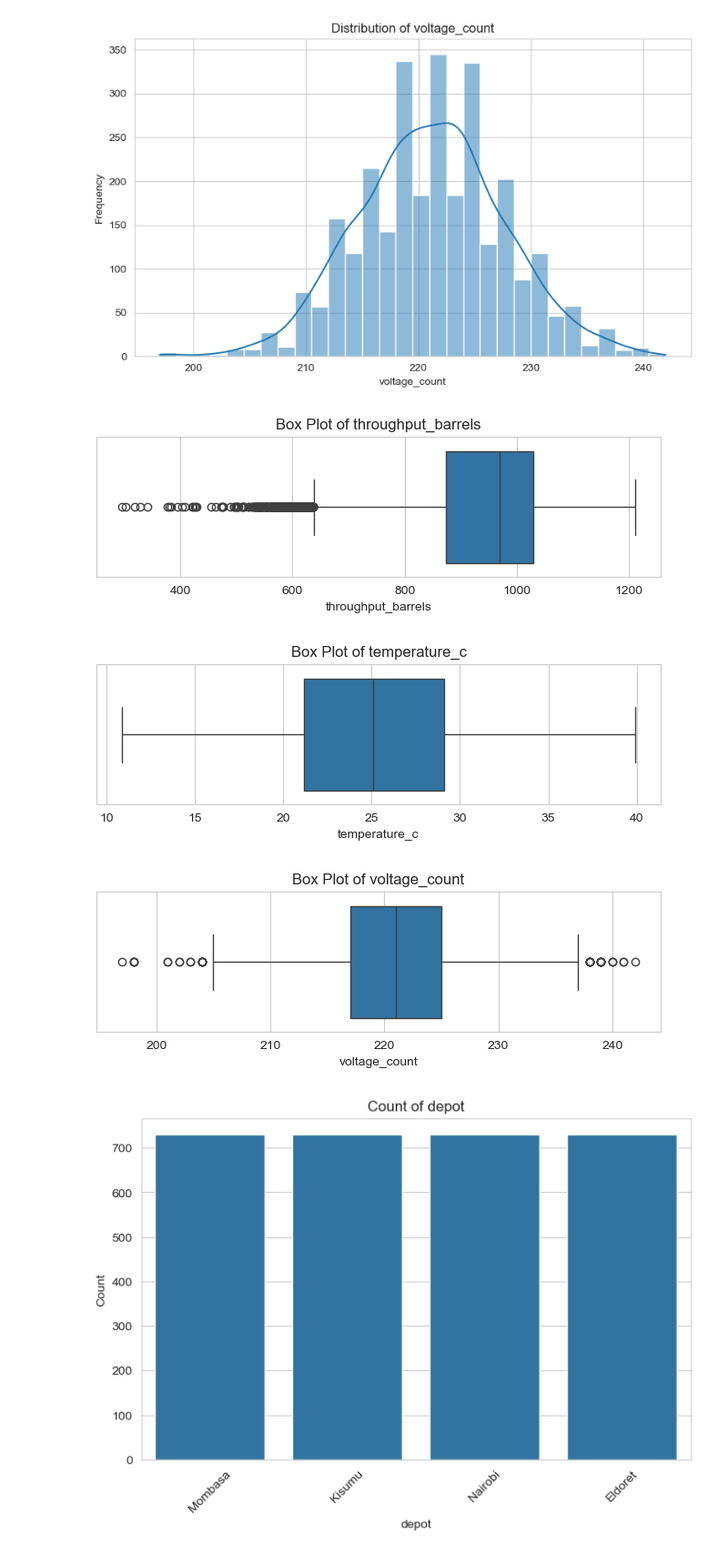
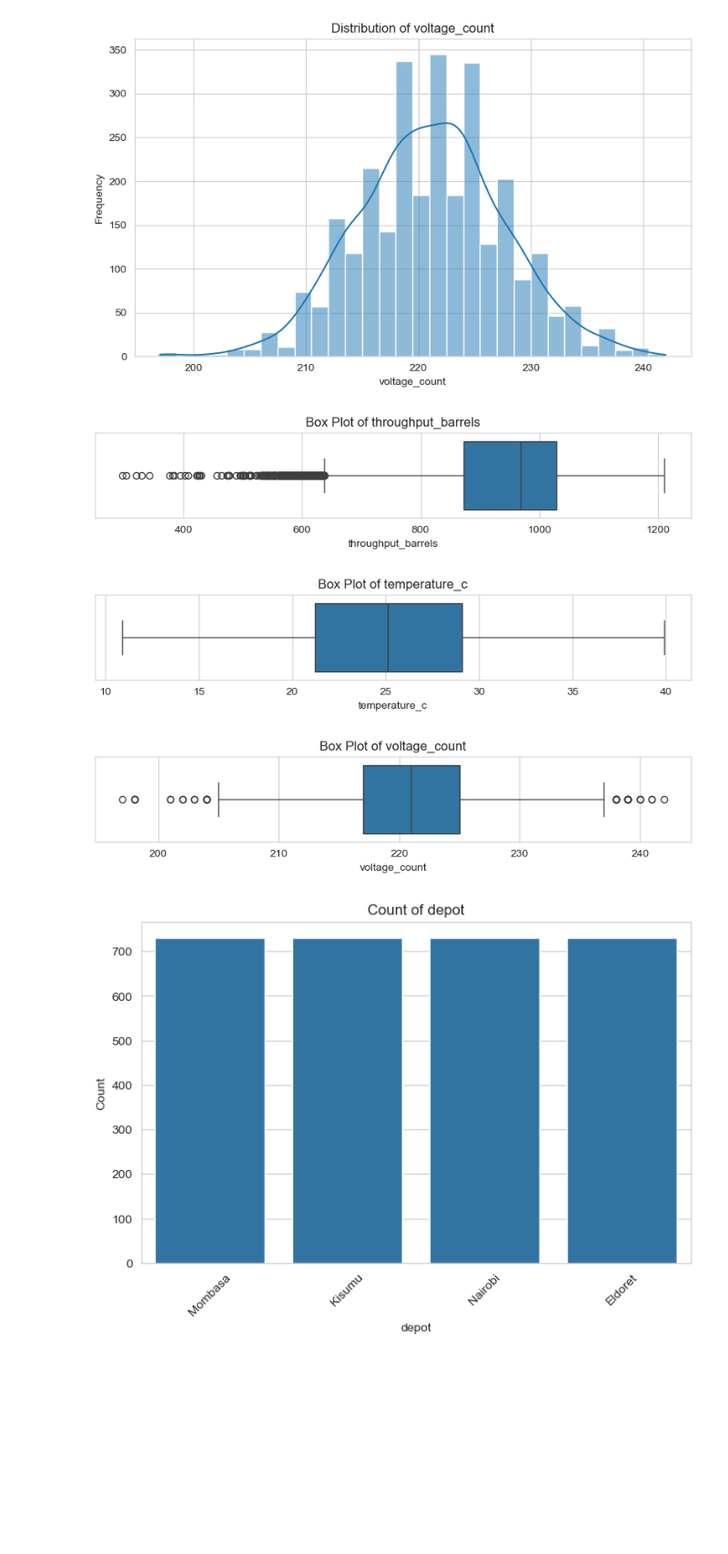
Before and after one commit to WanjikuSharon/week5_diagnostics_analysis, a Jupyter notebook: week5_diagnostics_analysis.ipynb, the cells around one changed output. Shown at 91% size. Saved outputs shown, nothing was run; the diff lists cells and outputs as text; code cells hidden in the pictures; blank space fills up the shorter version.

```diff
--- a/week5_diagnostics_analysis.ipynb
+++ b/week5_diagnostics_analysis.ipynb
@@ -212,18 +212,26 @@ for column in numerical_cols:
 # %%
 # Boxplots for numerical variables
 
 for column in numerical_cols:
     plt.figure(figsize=(8,2))
 
     sns.boxplot(x=df[column])
 
     plt.title(f"Box Plot of {column}")
 
+    plt.tight_layout()
+
+    plt.savefig(
+        f"charts/{column}_boxplot.png",
+        dpi=300,
+        bbox_inches="tight"
+    )
+
     plt.show()
 # %% [output]
-[figure, old version]
+[figure, new version]
-[figure, old version]
+[figure, new version]
-[figure, old version]
+[figure, new version]
 # %%
 categorical_cols = [
     "depot",
```
